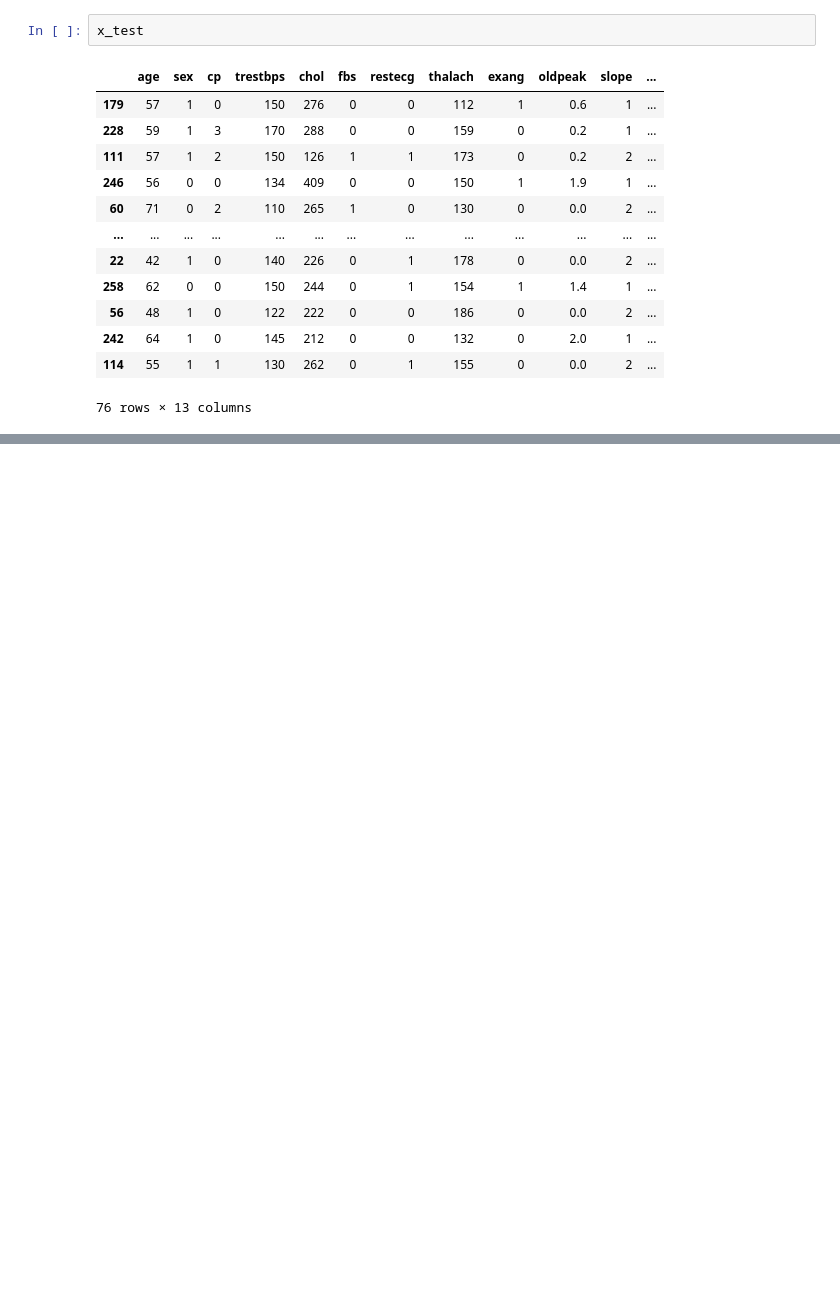
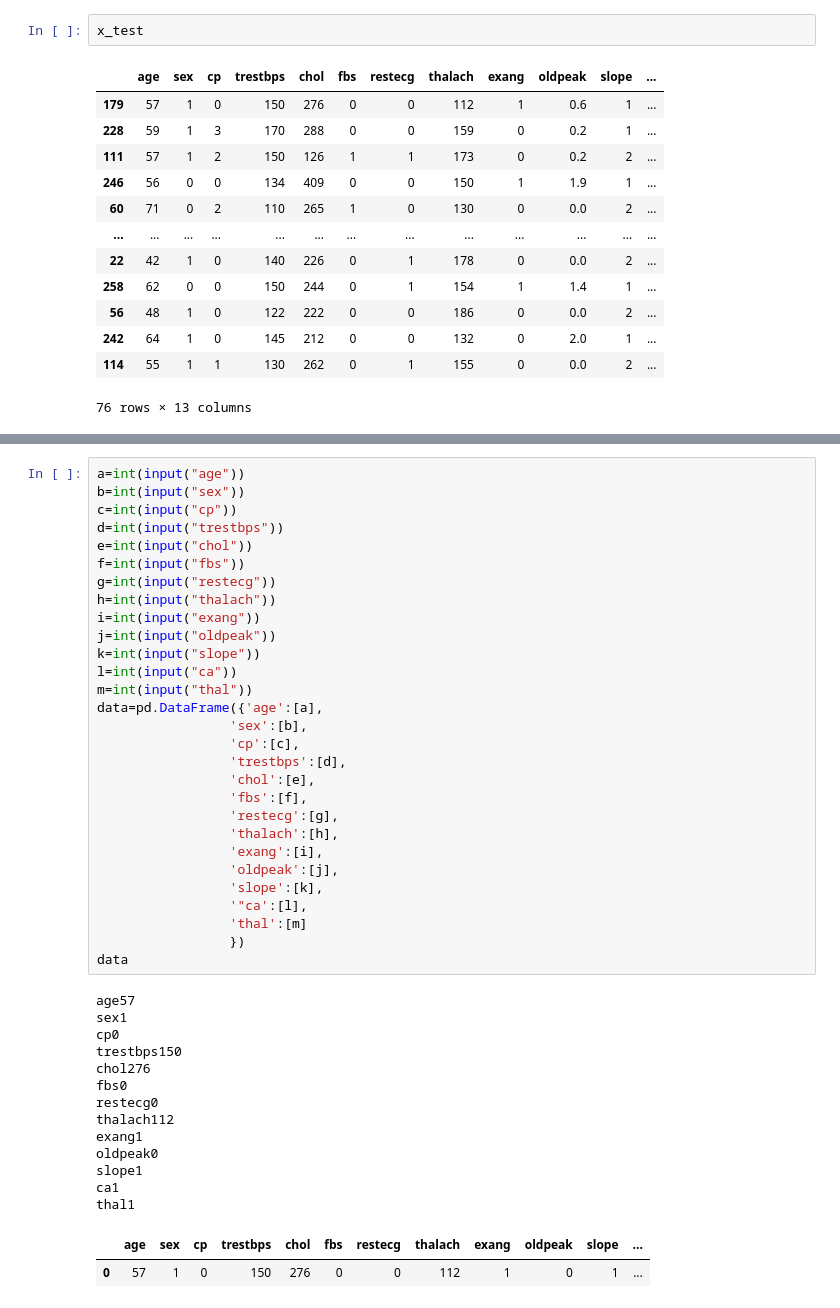
Before and after one commit to Jaseem1911/DataPreprocessing, a Jupyter notebook: Heart.ipynb, the cells around one changed output, grey strips where cells are left out. Drawn from its saved outputs; the diff is of its cells as text; blank space fills up the shorter version.

```diff
--- a/Heart.ipynb
+++ b/Heart.ipynb
@@ -78,0 +161,45 @@ Name: target, Length: 76, dtype: int64
+# %%
+a=int(input("age"))
+b=int(input("sex"))
+c=int(input("cp"))
+d=int(input("trestbps"))
+e=int(input("chol"))
+f=int(input("fbs"))
+g=int(input("restecg"))
+h=int(input("thalach"))
+i=int(input("exang"))
+j=int(input("oldpeak"))
+k=int(input("slope"))
+l=int(input("ca"))
+m=int(input("thal"))
+data=pd.DataFrame({'age':[a],
+                 'sex':[b],
+                 'cp':[c],
+                 'trestbps':[d],
+                 'chol':[e],
+                 'fbs':[f],
+                 'restecg':[g],
+                 'thalach':[h],
+                 'exang':[i],
+                 'oldpeak':[j],
+                 'slope':[k],
+                 '"ca':[l],
+                 'thal':[m]
+                 })
+data
+# %% [output]
+age57
+sex1
+cp0
+trestbps150
+chol276
+fbs0
+restecg0
+thalach112
+exang1
+oldpeak0
+slope1
+ca1
+thal1
+|  | age | sex | cp | trestbps | chol | fbs | restecg | thalach | exang | oldpeak | slope | ... |
+| 0 | 57 | 1 | 0 | 150 | 276 | 0 | 0 | 112 | 1 | 0 | 1 | ... |
```
Also changed, not shown: parts of 27 cells of this notebook.
